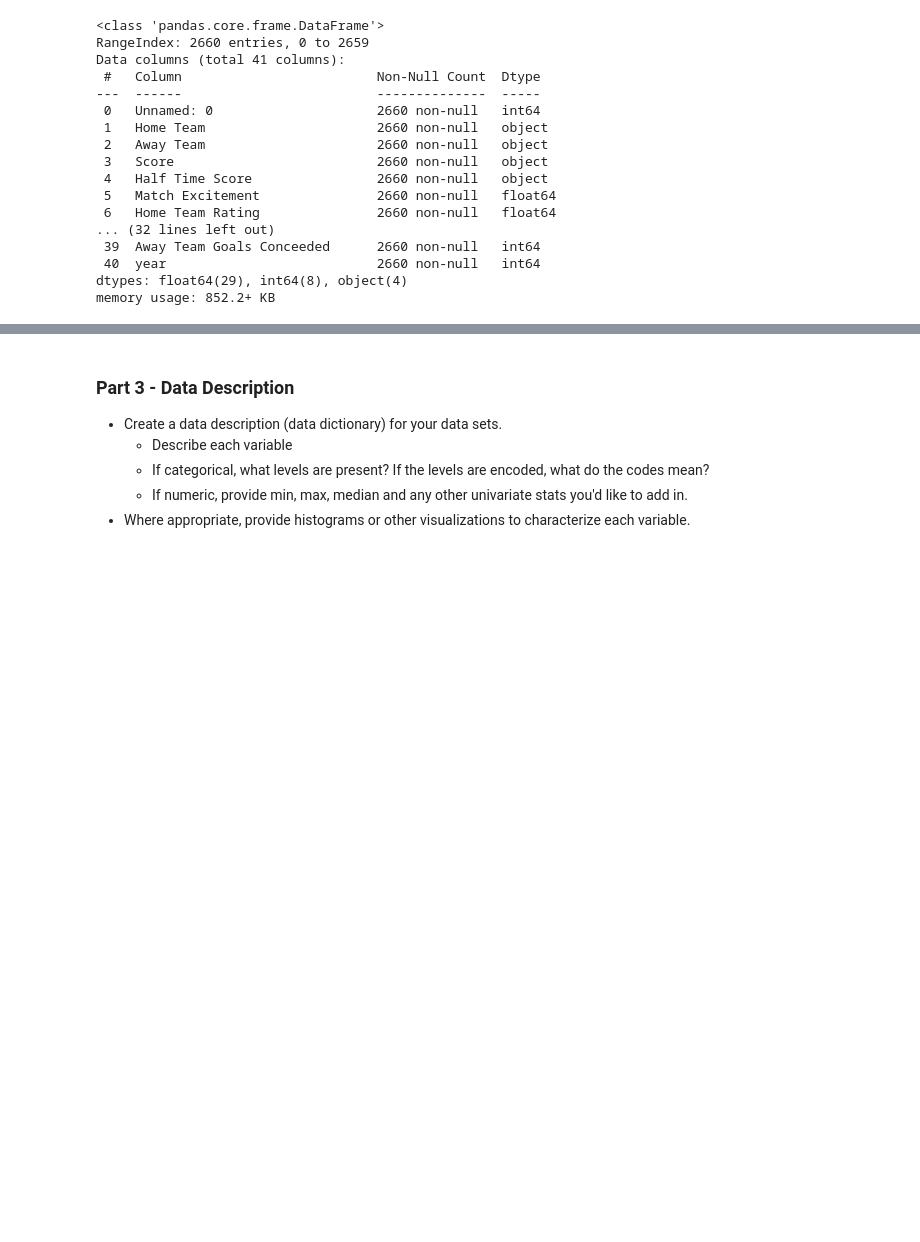
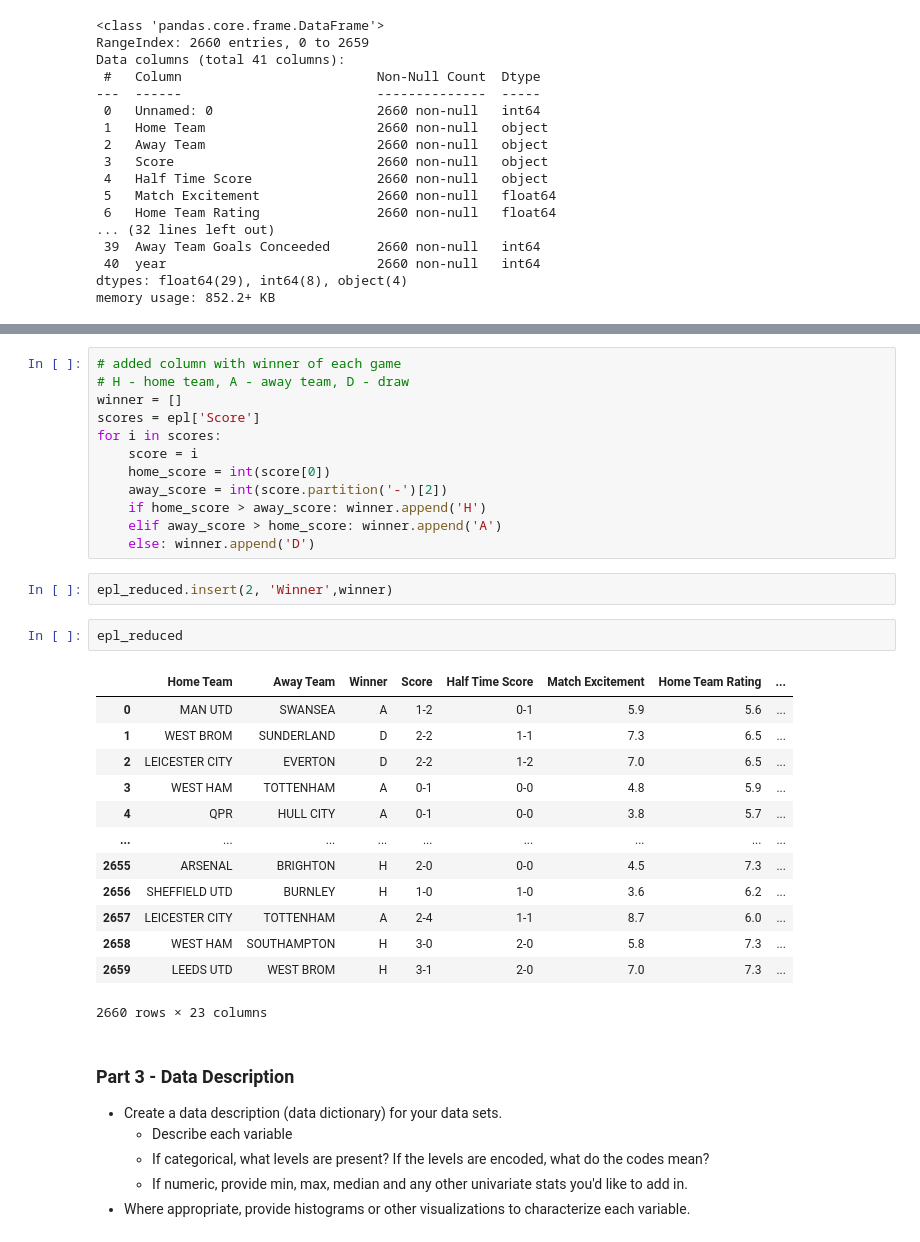
Before and after one commit to EliasLMann/Applied_ML_Proj2, a Jupyter notebook: Project02.ipynb, the cells around one changed output, grey strips where cells are left out. Cells and saved outputs as stored; diff of their text form; blank space fills up the shorter version.

```diff
--- a/Project02.ipynb
+++ b/Project02.ipynb
@@ -146,3 +250,33 @@ AttributeError: 'str' object has no attribute 'value_counts'
+# %%
+# added column with winner of each game
+# H - home team, A - away team, D - draw
+winner = []
+scores = epl['Score']
+for i in scores:
+    score = i
+    home_score = int(score[0])
+    away_score = int(score.partition('-')[2])
+    if home_score > away_score: winner.append('H')
+    elif away_score > home_score: winner.append('A')
+    else: winner.append('D')
+# %%
+epl_reduced.insert(2, 'Winner',winner)
+# %%
+epl_reduced
+# %% [output]
+|  | Home Team | Away Team | Winner | Score | Half Time Score | Match Excitement | Home Team Rating | ... |
+| 0 | MAN UTD | SWANSEA | A | 1-2 | 0-1 | 5.9 | 5.6 | ... |
+| 1 | WEST BROM | SUNDERLAND | D | 2-2 | 1-1 | 7.3 | 6.5 | ... |
+| 2 | LEICESTER CITY | EVERTON | D | 2-2 | 1-2 | 7.0 | 6.5 | ... |
+| 3 | WEST HAM | TOTTENHAM | A | 0-1 | 0-0 | 4.8 | 5.9 | ... |
+| 4 | QPR | HULL CITY | A | 0-1 | 0-0 | 3.8 | 5.7 | ... |
+| ... | ... | ... | ... | ... | ... | ... | ... | ... |
+| 2655 | ARSENAL | BRIGHTON | H | 2-0 | 0-0 | 4.5 | 7.3 | ... |
+| 2656 | SHEFFIELD UTD | BURNLEY | H | 1-0 | 1-0 | 3.6 | 6.2 | ... |
+| 2657 | LEICESTER CITY | TOTTENHAM | A | 2-4 | 1-1 | 8.7 | 6.0 | ... |
+| 2658 | WEST HAM | SOUTHAMPTON | H | 3-0 | 2-0 | 5.8 | 7.3 | ... |
+| 2659 | LEEDS UTD | WEST BROM | H | 3-1 | 2-0 | 7.0 | 7.3 | ... |
+2660 rows × 23 columns
 # %% [markdown]
 ### Part 3 - Data Description
 
```
Also changed, not shown: parts of 13 cells of this notebook.
